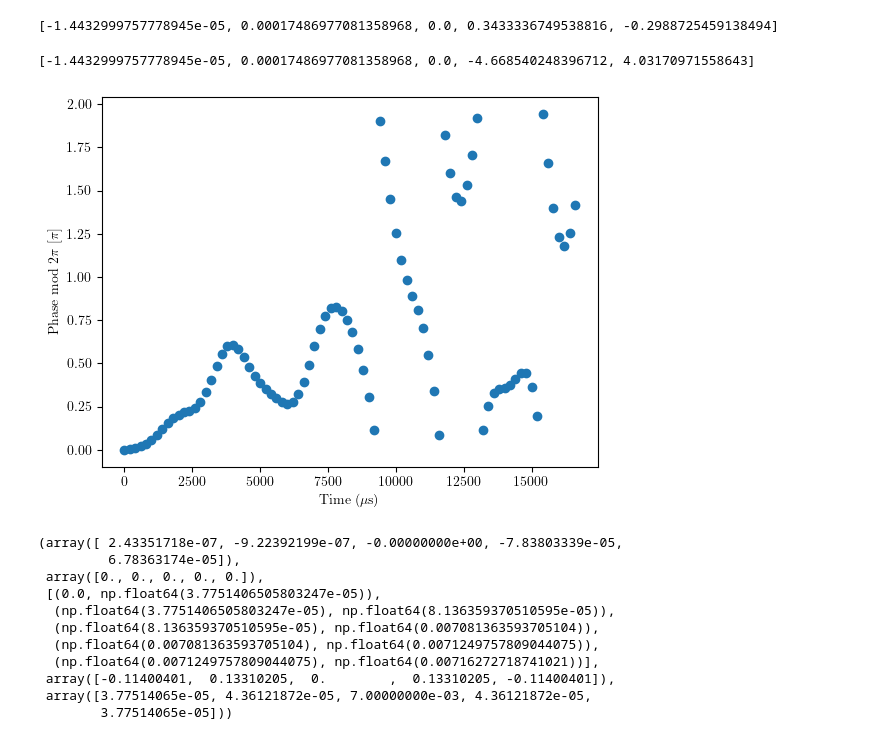
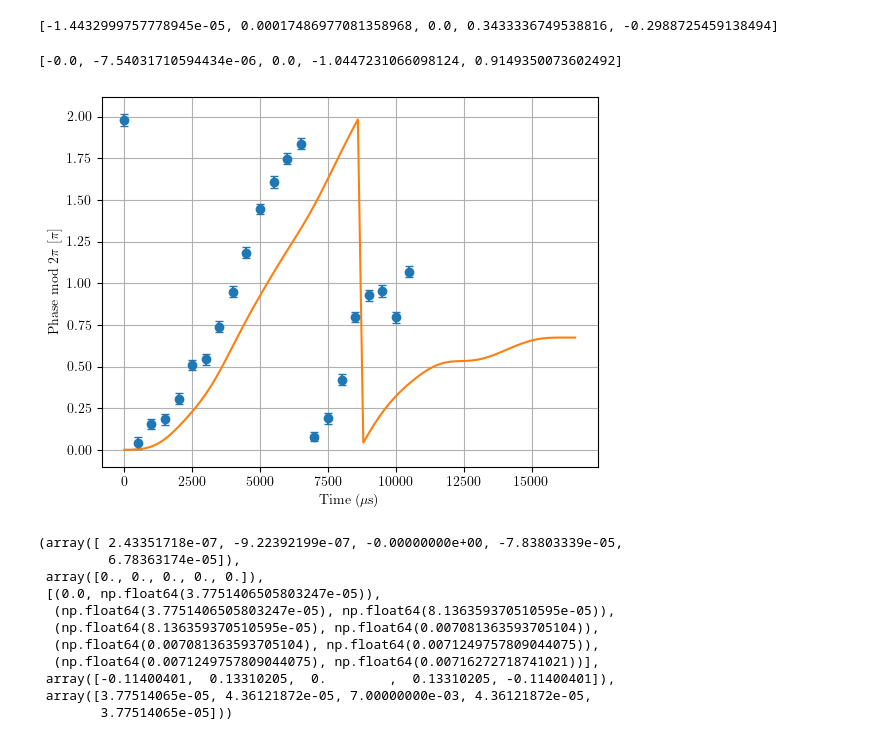
Before and after one commit to GauravTathed/PhD_python_scripts, a Jupyter notebook: LineSignal_charaterization/Line_signal_charaterization_with_qubitRamsey.ipynb, the cells around one changed output. Cells and saved outputs as stored; diff of their text form; code cells hidden in the pictures.

```diff
--- a/LineSignal_charaterization/Line_signal_charaterization_with_qubitRamsey.ipynb
+++ b/LineSignal_charaterization/Line_signal_charaterization_with_qubitRamsey.ipynb
@@ -1174,7 +1231,7 @@ def save_fit_parameters(filename, B0_fit, B0_err, harmonic_results):
                 )
             )
 
-save_fit_parameters("line_signal_fit_params.txt", B0_fit, B0_err, harmonic_results)
+save_fit_parameters("line_signal_fit_params_20251207.txt", B0_fit, B0_err, harmonic_results)
 # %% [output]
 [figure]
 Fitted line-synchronous field (mG):
@@ -2493,25 +2643,37 @@ def compute_phases_from_line_signal(
 # %%
 pulse_train = [[-2,2,-1], [-2,3,-2], [0,0,0],  [-2,3,-2],[-2,2,-1]]
-fractions = [0.5,1,(np.sin((16000/1e6)*(np.pi/2)))**2,1,0.5]
-print(compute_phases_from_line_signal(pulse_train, fractions))
+fractions = [0.5,1,(np.sin((4000/1e6)*(np.pi/2)))**2,1,0.5]
+print(compute_phases_from_line_fit(pulse_train, fractions))
 # %% [output]
-[-1.4432999757778945e-05, 0.00017486977081358968, 0.0, -4.668540248396712, 4.03170971558643]
+[-0.0, -7.54031710594434e-06, 0.0, -1.0447231066098124, 0.9149350073602492]
 # %%
 accm_phase = []
 for i in np.arange(0, 16800, 200):
     pulse_train = [[-2,2,-1], [-2,3,-2], [0,0,0],  [-2,3,-2],[-2,2,-1]]
     fractions = [0.5,1,(np.sin((i/1e6)*(np.pi/2)))**2,1,0.5]
-    phases = compute_phases_from_line_signal(pulse_train, fractions)
-    accm_phase.append(phases[3]-phases[4])
+    phases = compute_phases_from_line_fit(pulse_train, fractions)
+    accm_phase.append(-phases[3]+phases[4])
 # %%
 phase_mod = np.mod(accm_phase, 2*np.pi)/np.pi
+data = np.loadtxt("phase_offsets_data.txt", comments="#")
+time_us = data[:, 0]
+phase_over_pi = data[:, 1]
+phase_error = data[:, 2]
 
-plt.plot(np.arange(0, 16800, 200), phase_mod,'o')
+plt.errorbar(
+    time_us,
+    phase_over_pi,
+    yerr=phase_error,
+    fmt='o',
+    capsize=3, label='Without Compensation'
+)
+plt.plot(np.arange(0, 16800, 200), phase_mod,'-')
 plt.xlabel("Time ($\mu$s)")
 plt.ylabel("Phase mod 2$\pi$ [$\pi$]")
+plt.grid()
 plt.show()
 # %% [output]
-[figure, old version]
+[figure, new version]
 # %%
 import numpy as np
 import io
```
Also changed, not shown: parts of 8 cells of this notebook, 5 other files.
